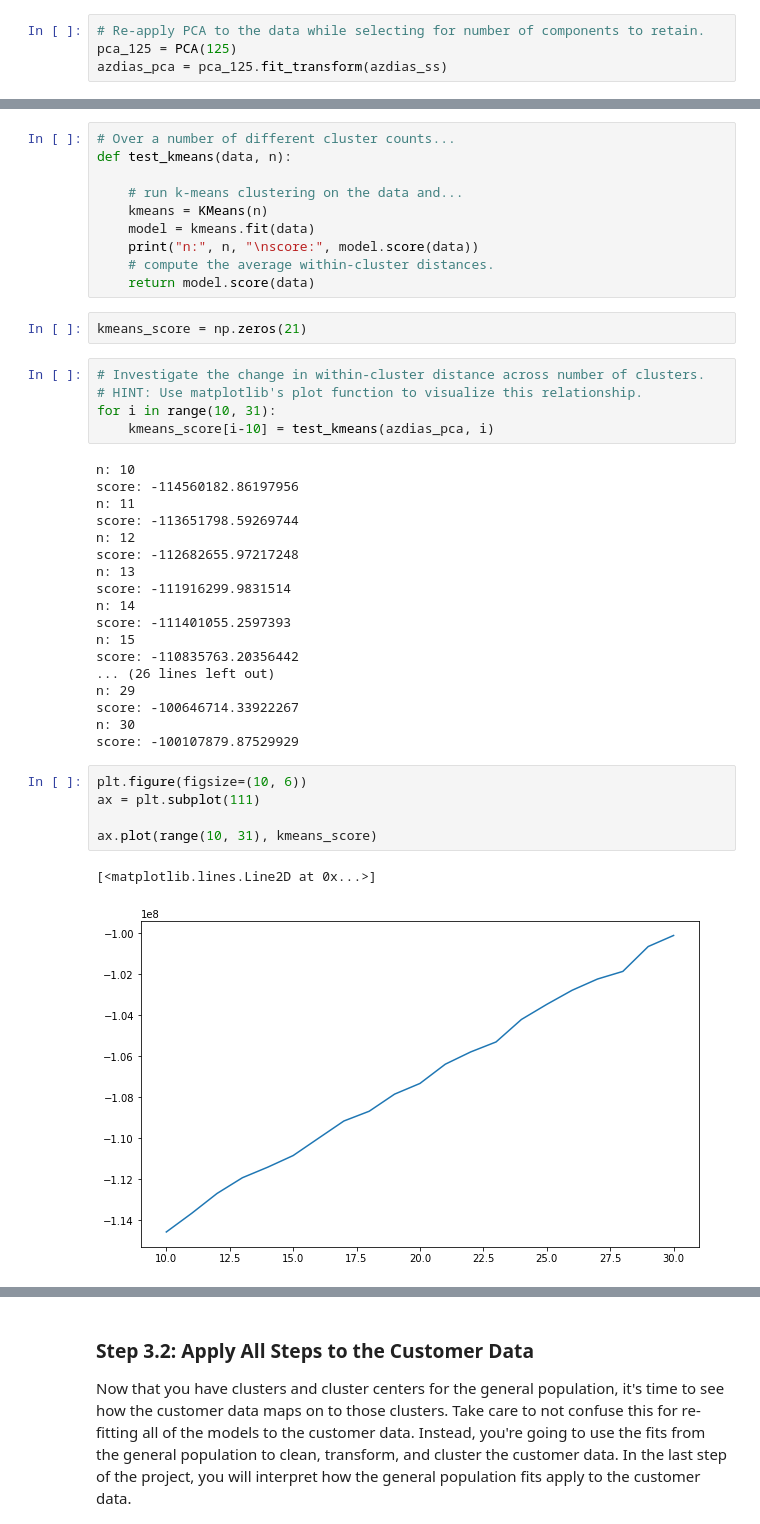
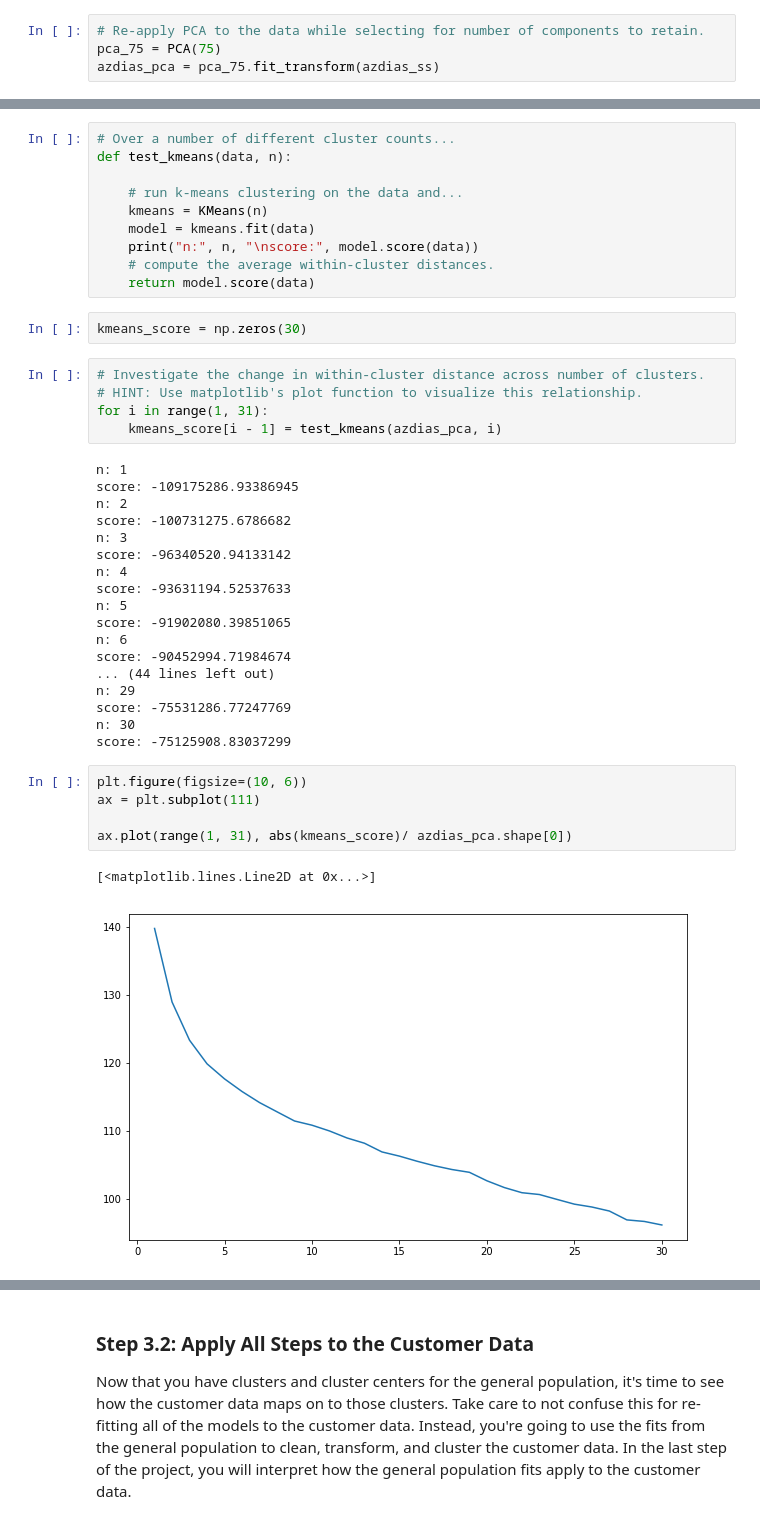
Before and after one commit to fxzero/Identify-Customer-Segments, a Jupyter notebook: Identify_Customer_Segments.ipynb, the cells around one changed output, grey strips where cells are left out. Saved outputs shown, nothing was run; the diff lists cells and outputs as text.

```diff
--- a/Identify_Customer_Segments.ipynb
+++ b/Identify_Customer_Segments.ipynb
@@ -485,8 +488,8 @@ scree_plot(pca)
 [figure]
 # %%
 # Re-apply PCA to the data while selecting for number of components to retain.
-pca_125 = PCA(125)
-azdias_pca = pca_125.fit_transform(azdias_ss)
+pca_75 = PCA(75)
+azdias_pca = pca_75.fit_transform(azdias_ss)
 # %% [markdown]
 ### Discussion 2.2: Perform Dimensionality Reduction
 
@@ -593,38 +598,38 @@ def test_kmeans(data, n):
     # compute the average within-cluster distances.
     return model.score(data)
 # %%
-kmeans_score = np.zeros(21)
+kmeans_score = np.zeros(30)
 # %%
 # Investigate the change in within-cluster distance across number of clusters.
 # HINT: Use matplotlib's plot function to visualize this relationship.
-for i in range(10, 31):
-    kmeans_score[i-10] = test_kmeans(azdias_pca, i)
+for i in range(1, 31):
+    kmeans_score[i - 1] = test_kmeans(azdias_pca, i)
 # %% [output]
-n: 10
-score: -114560182.86197956
-n: 11
-score: -113651798.59269744
-n: 12
-score: -112682655.97217248
-n: 13
-score: -111916299.9831514
-n: 14
-score: -111401055.2597393
-n: 15
-score: -110835763.20356442
-... (26 lines left out)
+n: 1
+score: -109175286.93386945
+n: 2
+score: -100731275.6786682
+n: 3
+score: -96340520.94133142
+n: 4
+score: -93631194.52537633
+n: 5
+score: -91902080.39851065
+n: 6
+score: -90452994.71984674
+... (44 lines left out)
 n: 29
-score: -100646714.33922267
+score: -75531286.77247769
 n: 30
-score: -100107879.87529929
+score: -75125908.83037299
 # %%
 plt.figure(figsize=(10, 6))
 ax = plt.subplot(111)
 
-ax.plot(range(10, 31), kmeans_score)
+ax.plot(range(1, 31), abs(kmeans_score)/ azdias_pca.shape[0])
 # %% [output]
 [<matplotlib.lines.Line2D at 0x...>]
-[figure, old version]
+[figure, new version]
 # %%
 # Re-fit the k-means model with the selected number of clusters and obtain
 # cluster predictions for the general population demographics data.
```
Also changed, not shown: parts of 19 cells of this notebook.
